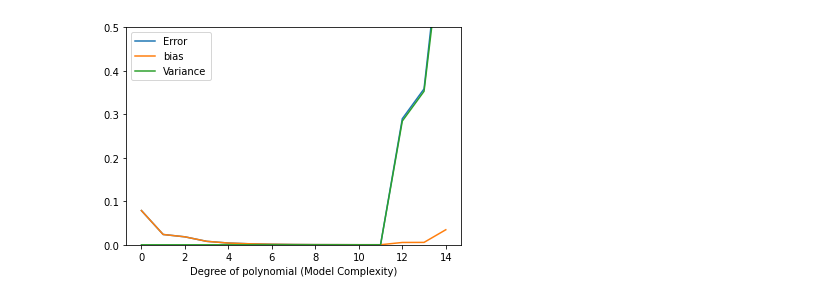
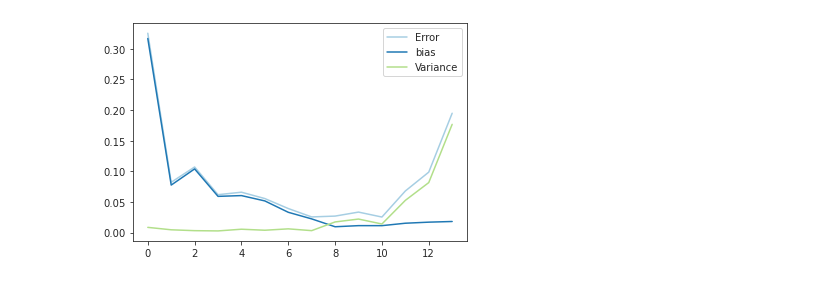
Before and after one commit to krisvals/FYS4155_Projects, a Jupyter notebook: Project1/Project1.ipynb, the cells around one changed output. Cells and saved outputs as stored; diff of their text form; code cells hidden in the pictures.

```diff
--- a/Project1/Project1.ipynb
+++ b/Project1/Project1.ipynb
@@ -17,20 +796,28 @@ This code contains the bias-variance trade-off for the Franke function
 # %%
-#Plots of bias-variance trade off and comparison of training vs test data error of franke function
 import matplotlib.pyplot as plt
 import numpy as np
-from sklearn.linear_model import LinearRegression
+from sklearn.linear_model import LinearRegression, Ridge, Lasso
 from sklearn.preprocessing import PolynomialFeatures
 from sklearn.model_selection import train_test_split
 from sklearn.pipeline import make_pipeline
 from sklearn.utils import resample
-from sklearn.metrics import mean_squared_error
 
-n_boostraps = 50
-maxdegree = 15
+
+n = 40
+n_boostraps = 100
+maxdegree = 14
+
+# Making the R2 and MSE functions
+def R2(y_data, y_model):
+    return 1 - np.sum((y_data - y_model) ** 2) / np.sum((y_data - np.mean(y_data)) ** 2)
+def MSE(y_data,y_model):
+    n = np.size(y_model)
+    return np.sum((y_data-y_model)**2)/n
+
 
 # Generating the data set
-x = np.arange(0, 1, 0.01)
-y = np.arange(0, 1, 0.01)
+x = np.arange(0, 1, 0.05)
+y = np.arange(0, 1, 0.05)
 x, y = np.meshgrid(x, y)
 def FrankeFunction(x, y):
     term1 = 0.75 * np.exp(-(0.25 * (9 * x - 2) ** 2) - 0.25 * ((9 * y - 2) ** 2))
@@ -39,61 +826,41 @@ def FrankeFunction(x, y):
     term4 = -0.2 * np.exp(-(9 * x - 4) ** 2 - (9 * y - 7) ** 2)
     return term1 + term2 + term3 + term4
 
-noise = 0.01 #Changed from zero as I got nan on statistics alot
-z = FrankeFunction(x, y) + noise * np.random.randn(100) # the additional term is the noise. Adjust the factor by a small number (<<1)
+noise = 0
+z = FrankeFunction(x, y) + noise * np.random.randn(20) # the additional term is the noise. Adjust the factor by a small number (<<1)
 
 # Making the data into lists
 x_flat = x.flatten()
 y_flat = y.flatten()
 z_flat = z.flatten()
 
-#Function to create design matric (Code from: https://nucleartalent.github.io/MachineLearningECT/doc/ProjectsExercises/2020/hw3/html/hw3.html)
-def create_X(x, y, n ):
-    if len(x.shape) > 1:
-        x = np.ravel(x)
-        y = np.ravel(y)
+def fit(degree_x, degree_y):
+    X = np.zeros((len(x_flat), (degree_x+1)*(degree_y+1)))
+    col_idx = 0
+    for i in range(degree_x + 1):
+        for j in range(degree_y + 1):
+            X[:, col_idx] = x_flat**i * y_flat**j
+            col_idx += 1
+    X_train, X_test, z_train, z_test = train_test_split(X, z_flat, test_size=0.2)
 
-    N = len(x)
-    l = int((n+1)*(n+2)/2) # Number of elements in beta
-    X = np.ones((N,l))
 
-    for i in range(1,n+1):
-        q = int((i)*(i+1)/2)
-        for k in range(i+1):
-            X[:,q+k] = (x**(i-k))*(y**k)
-    return X
-
-#Creating empty datasets
 error = np.zeros(maxdegree)
-ztilde = np.zeros(maxdegree)
-train_error = np.zeros(maxdegree)
 bias = np.zeros(maxdegree)
 variance = np.zeros(maxdegree)
 polydegree = np.zeros(maxdegree)
 
 
 for degree in range(maxdegree):
-    #Create design matrix
-    X = create_X(x_flat, y_flat, n=degree)
-    #split data into training and test datasets for bootstrapping
-    x_train, x_test, z_train, z_test = train_test_split(X, z_flat, test_size=0.2)
-    ztilde = np.empty((x_train.shape[0], n_boostraps))
-    zpredict = np.empty((z_test.shape[0], n_boostraps))
-    #Fit model for n_bootstraps
-    for k in range(n_boostraps):
-        x_, y_ = resample(x_train, z_train)
-        beta =  np.linalg.inv(x_.T @ x_) @ x_.T @ y_
-        zpredict[:, k] = x_test @ beta
-        ztilde[:,k] = x_train @ beta
+    model = make_pipeline(PolynomialFeatures(degree=degree), LinearRegression(fit_intercept=False))
+    y_pred = np.empty((y_test.shape[0], n_boostraps))
+    for i in range(n_boostraps):
+        x_, y_ = resample(x_train, y_train)
+        y_pred[:, i] = model.fit(x_, y_).predict(x_test).ravel()
+
     polydegree[degree] = degree
-    z_test = np.reshape(z_test,(len(z_test),1))
-    z_train = np.reshape(z_train,(len(z_train),1))
-    #Take mean of n_bootstrapping results
-    error[degree] = np.mean( np.mean((z_test - zpredict)**2, axis=1, keepdims=True) )
-    train_error[degree] = np.mean( np.mean((z_train - ztilde)**2, axis=1, keepdims=True) )
-    bias[degree] = np.mean( (z_test - np.mean(zpredict, axis=1, keepdims=True))**2 )
-    variance[degree] = np.mean( np.var(zpredict, axis=1, keepdims=True) )
-    print('Shape:', x_train.shape)
+    error[degree] = np.mean( np.mean((y_test - y_pred)**2, axis=1, keepdims=True) )
+    bias[degree] = np.mean( (y_test - np.mean(y_pred, axis=1, keepdims=True))**2 )
+    variance[degree] = np.mean( np.var(y_pred, axis=1, keepdims=True) )
     print('Polynomial degree:', degree)
     print('Error:', error[degree])
     print('Bias^2:', bias[degree])
@@ -101,23 +868,10 @@ for degree in range(maxdegree):
     print('{} >= {} + {} = {}'.format(error[degree], bias[degree], variance[degree], bias[degree]+variance[degree]))
 
 
-#Plot of bias-variance tradeoff
 plt.plot(polydegree, error, label='Error')
 plt.plot(polydegree, bias, label='bias')
 plt.plot(polydegree, variance, label='Variance')
-plt.axis(ymin = 0, ymax = 0.5)
-plt.xlabel('Degree of polynomial (Model Complexity)')
 plt.legend()
 plt.savefig('Bias_Var_Tradeoff.png', format='png')
 plt.show()
-
-#Plot of training vs test data error
-plt.plot(polydegree, error, label='Test sample error')
-plt.plot(polydegree, train_error, label='Training sample error')
-plt.legend()
-plt.axis(ymin = 0.00009, ymax = 0.09)
-plt.xlabel('Degree of polynomial')
-plt.ylabel('Mean squared error')
-plt.savefig('Train_vs_Test_data.png', format='png')
-plt.show()
 # %% [output]
@@ -141 +895 @@ Var: 0.7720866491507012
-[figure, old version]
+[figure, new version]
```
Also changed, not shown: parts of 60 cells of this notebook.
